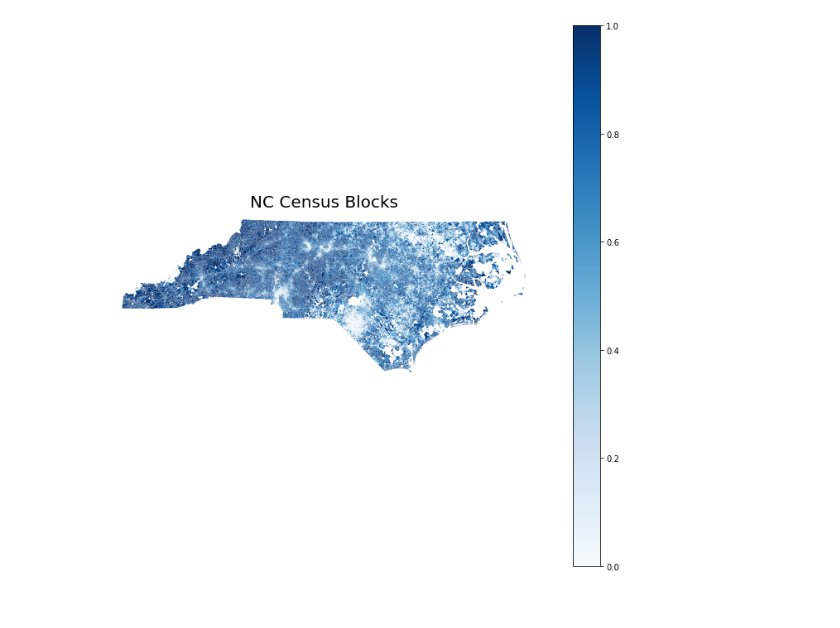
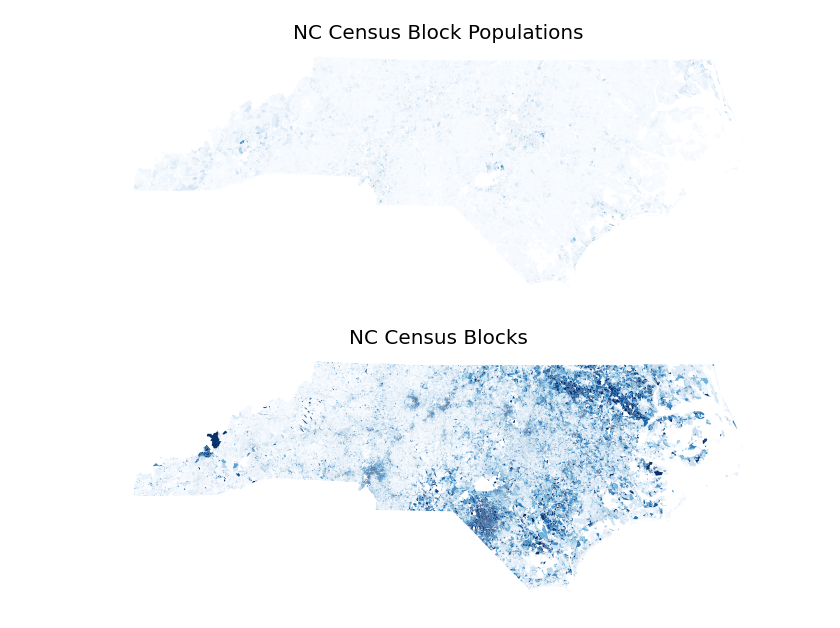
Before and after one commit to PatrickC05/csc600, a Jupyter notebook: nc-districts.ipynb, the cells around one changed output. Drawn from its saved outputs; the diff is of its cells as text; code cells hidden in the pictures.

```diff
--- a/nc-districts.ipynb
+++ b/nc-districts.ipynb
@@ -22,6 +22,7 @@ census_df = census_df[["GEO_ID", "NAME", "P1_001N", "P1_003N"]] # P1_001N = Tota
 census_df["P1_001N"] = census_df["P1_001N"].astype(int)
 census_df["P1_003N"] = census_df["P1_003N"].astype(int)
 census_df = census_df[census_df["P1_001N"] > 0]
-census_df["white_prop"] = census_df["P1_003N"] / census_df["P1_001N"]
+census_df["poc_prop"] = 1 - census_df["P1_003N"] / census_df["P1_001N"]
+census_df["poc_count"] = census_df["P1_001N"] - census_df["P1_003N"]
 census_df.head()
 # %% [output]
@@ -56,0 +77,3 @@ race_map.head()
+# %%
+districts_df = districts_df.to_crs("EPSG:4326")
+race_map = race_map.to_crs("EPSG:4326")
@@ -56,0 +92,9 @@ race_map.head()
+# %%
+fig2, ax2 = plt.subplots(figsize=(12,12))
+# districts_df.geometry.boundary.plot(ax=ax, edgecolor='k', linewidth=1)
+race_map.plot(ax=ax2, column='P1_001N', cmap='Blues', legend=False)
+ax2.set_title('NC Census Block Populations', fontsize=20)
+ax2.axis('off')
+plt.savefig('images/nc-blocks-population.png')
+# %% [output]
+[figure, added]
@@ -57,8 +108,9 @@ race_map.head()
 # %%
 fig, ax = plt.subplots(figsize=(12,12))
-race_map.plot(ax=ax, column='white_prop', cmap='Blues', legend=True)
+# districts_df.geometry.boundary.plot(ax=ax, edgecolor='k', linewidth=1)
+race_map.plot(ax=ax, column='poc_prop', cmap='Blues', legend=False)
 ax.set_title('NC Census Blocks', fontsize=20)
 ax.axis('off')
-plt.savefig('images/nc-block.png')
+plt.savefig('images/nc-blocks.png')
 # %% [output]
-[figure, old version]
+[figure, new version]
```
Also changed, not shown: parts of 6 cells of this notebook, 14 other files.
